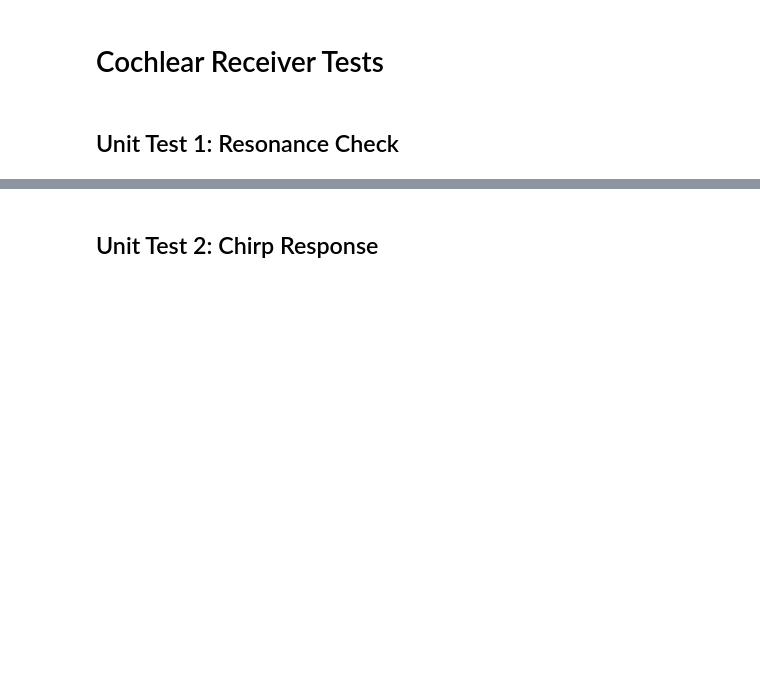
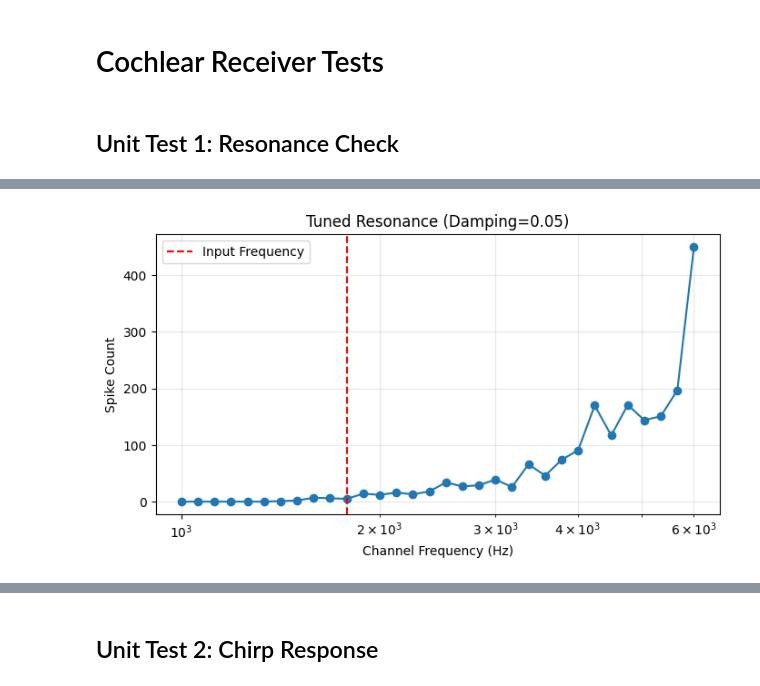
Before and after one commit to jackhenry02/Radar_SNN_2, a Jupyter notebook: cochlea_notebooks/cochlear_tests.ipynb, the cells around one changed output, grey strips where cells are left out. Cells and saved outputs as stored; diff of their text form; code cells hidden in the pictures; blank space fills up the shorter version.

```diff
--- a/cochlea_notebooks/cochlear_tests.ipynb
+++ b/cochlea_notebooks/cochlear_tests.ipynb
@@ -59,0 +103,31 @@ plt.show()
+# %%
+# ... (Previous Setup Code) ...
+
+# Apply the fix dynamically if you haven't edited the class file yet
+ResonantCochlearReceiver._process_channel = _process_channel
+
+# Re-Initialize to ensure parameters are clean
+receiver = ResonantCochlearReceiver(
+        config = model_config,
+        n_channels = 32,
+        # Try lowering damping to 0.05 to see sharper resonance!
+        damping = 0.05,
+        v_thr = 0.1 # You may need to lower threshold or increase signal amp
+                    # because resonance takes time to build up.
+    )
+
+# ... (Run signal generation and processing) ...
+
+# Plotting
+plt.figure(figsize=(8, 4))
+plt.plot(receiver.frequencies_hz, spike_counts, marker="o", linestyle='-')
+plt.axvline(receiver.frequencies_hz[channel_idx], color="red", linestyle="--", label="Input Frequency")
+plt.title(f"Tuned Resonance (Damping={receiver.damping})")
+plt.xscale('log') # Log scale X-axis helps visualize the log-spaced channels
+plt.xlabel("Channel Frequency (Hz)")
+plt.ylabel("Spike Count")
+plt.legend()
+plt.grid(True, which="both", alpha=0.3)
+plt.show()
+# %% [output]
+[figure, added]
```
Also changed, not shown: parts of 5 cells of this notebook.
